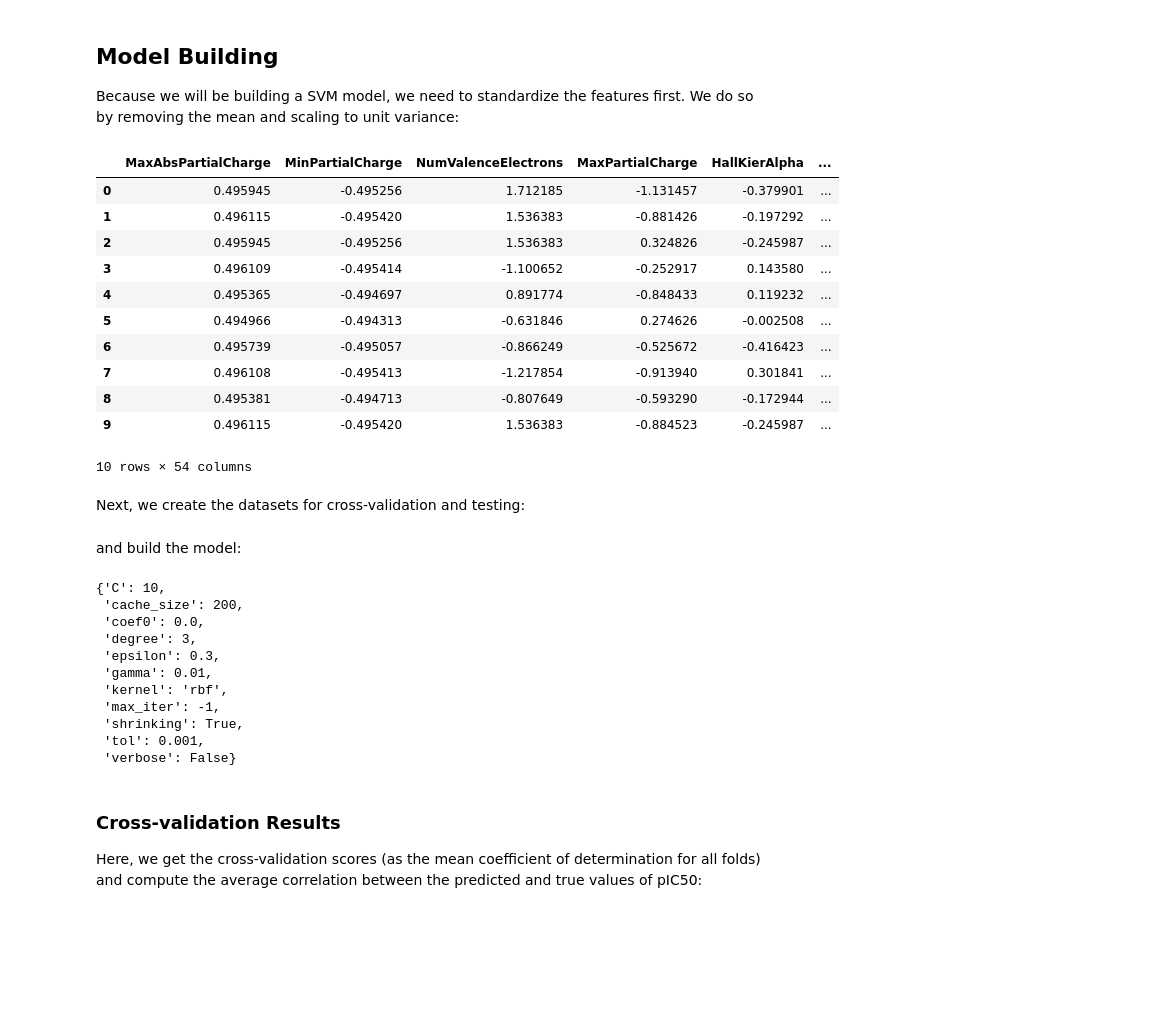
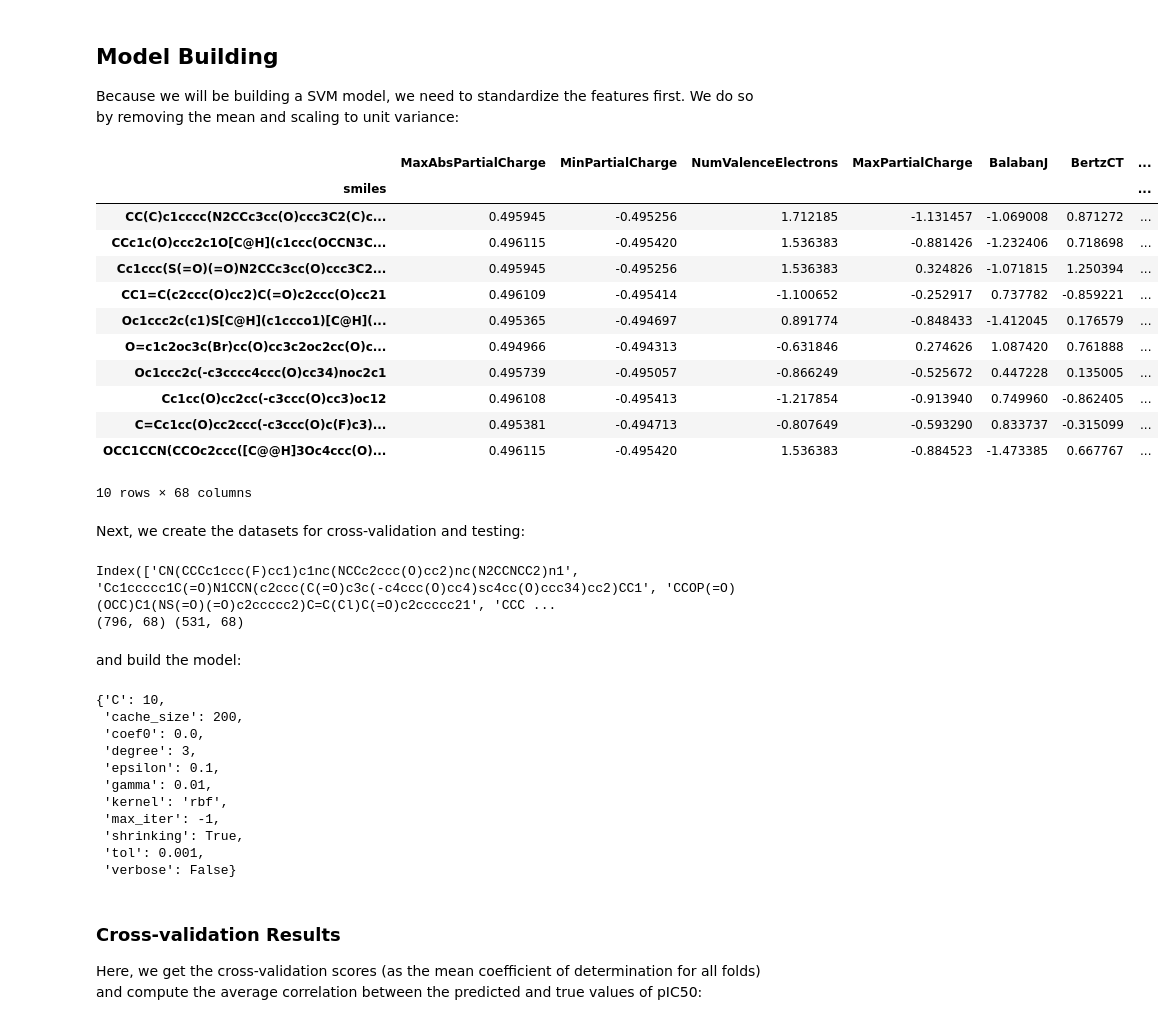
Before and after one commit to martin-sicho/MI_ADM, a Jupyter notebook: learn.ipynb, the cells around one changed output. Cells and saved outputs as stored; diff of their text form; code cells hidden in the pictures; blank space fills up the shorter version.

```diff
--- a/learn.ipynb
+++ b/learn.ipynb
@@ -176,7 +177,7 @@ def find_correlated(data):
     all_descs = correlation_matrix.columns.values
     for label in all_descs:
         correlations_abs = correlation_matrix[label].abs()
-        mask = (correlations_abs > 0.7).values
+        mask = (correlations_abs > 0.9).values
         correlated_names = all_descs[mask]
         correlated_descs[label] = set(correlated_names)
         correlated_descs[label].remove(label)
@@ -247,24 +248,26 @@ the features first. We do so by removing the mean and scaling to unit variance:
 # %%
 from sklearn.preprocessing import StandardScaler
 from pandas import DataFrame
 
 scaler = StandardScaler(copy=False)
 scaler.fit(data.iloc[:,1:])
 scaled_descs = DataFrame(scaler.transform(data.iloc[:,1:]), columns=data.iloc[:,1:].columns)
+scaled_descs.index = data.index
 scaled_descs.head(10)
 # %% [output]
-|  | MaxAbsPartialCharge | MinPartialCharge | NumValenceElectrons | MaxPartialCharge | HallKierAlpha | ... |
-| 0 | 0.495945 | -0.495256 | 1.712185 | -1.131457 | -0.379901 | ... |
-| 1 | 0.496115 | -0.495420 | 1.536383 | -0.881426 | -0.197292 | ... |
-| 2 | 0.495945 | -0.495256 | 1.536383 | 0.324826 | -0.245987 | ... |
-| 3 | 0.496109 | -0.495414 | -1.100652 | -0.252917 | 0.143580 | ... |
-| 4 | 0.495365 | -0.494697 | 0.891774 | -0.848433 | 0.119232 | ... |
-| 5 | 0.494966 | -0.494313 | -0.631846 | 0.274626 | -0.002508 | ... |
-| 6 | 0.495739 | -0.495057 | -0.866249 | -0.525672 | -0.416423 | ... |
-| 7 | 0.496108 | -0.495413 | -1.217854 | -0.913940 | 0.301841 | ... |
-| 8 | 0.495381 | -0.494713 | -0.807649 | -0.593290 | -0.172944 | ... |
-| 9 | 0.496115 | -0.495420 | 1.536383 | -0.884523 | -0.245987 | ... |
+|  | MaxAbsPartialCharge | MinPartialCharge | NumValenceElectrons | MaxPartialCharge | BalabanJ | BertzCT | ... |
+| smiles |  |  |  |  |  |  | ... |
+| CC(C)c1cccc(N2CCc3cc(O)ccc3C2(C)c... | 0.495945 | -0.495256 | 1.712185 | -1.131457 | -1.069008 | 0.871272 | ... |
+| CCc1c(O)ccc2c1O[C@H](c1ccc(OCCN3C... | 0.496115 | -0.495420 | 1.536383 | -0.881426 | -1.232406 | 0.718698 | ... |
+| Cc1ccc(S(=O)(=O)N2CCc3cc(O)ccc3C2... | 0.495945 | -0.495256 | 1.536383 | 0.324826 | -1.071815 | 1.250394 | ... |
+| CC1=C(c2ccc(O)cc2)C(=O)c2ccc(O)cc21 | 0.496109 | -0.495414 | -1.100652 | -0.252917 | 0.737782 | -0.859221 | ... |
+| Oc1ccc2c(c1)S[C@H](c1ccco1)[C@H](... | 0.495365 | -0.494697 | 0.891774 | -0.848433 | -1.412045 | 0.176579 | ... |
+| O=c1c2oc3c(Br)cc(O)cc3c2oc2cc(O)c... | 0.494966 | -0.494313 | -0.631846 | 0.274626 | 1.087420 | 0.761888 | ... |
+| Oc1ccc2c(-c3cccc4ccc(O)cc34)noc2c1 | 0.495739 | -0.495057 | -0.866249 | -0.525672 | 0.447228 | 0.135005 | ... |
+| Cc1cc(O)cc2cc(-c3ccc(O)cc3)oc12 | 0.496108 | -0.495413 | -1.217854 | -0.913940 | 0.749960 | -0.862405 | ... |
+| C=Cc1cc(O)cc2ccc(-c3ccc(O)c(F)c3)... | 0.495381 | -0.494713 | -0.807649 | -0.593290 | 0.833737 | -0.315099 | ... |
+| OCC1CCN(CCOc2ccc([C@@H]3Oc4ccc(O)... | 0.496115 | -0.495420 | 1.536383 | -0.884523 | -1.473385 | 0.667767 | ... |
-10 rows × 54 columns
+10 rows × 68 columns
 # %% [markdown]
 Next, we create the datasets for cross-validation and testing:
 # %%
@@ -274,8 +277,13 @@ descriptors_train, descriptors_test, pIC50_train, pIC50_test = train_test_split(
     scaled_descs
     , data.ic50
     , test_size=0.4
-    , random_state=42
+    , random_state=SEED
 )
+print(descriptors_train.index[:5])
+print(descriptors_train.shape, descriptors_test.shape)
+# %% [output]
+Index(['CN(CCCc1ccc(F)cc1)c1nc(NCCc2ccc(O)cc2)nc(N2CCNCC2)n1', 'Cc1ccccc1C(=O)N1CCN(c2ccc(C(=O)c3c(-c4ccc(O)cc4)sc4cc(O)ccc34)cc2)CC1', 'CCOP(=O)(OCC)C1(NS(=O)(=O)c2ccccc2)C=C(Cl)C(=O)c2ccccc21', 'CCC ...
+(796, 68) (531, 68)
 # %% [markdown]
 and build the model:
 # %%
@@ -297,7 +305,7 @@ model.get_params()
  'cache_size': 200,
  'coef0': 0.0,
  'degree': 3,
- 'epsilon': 0.3,
+ 'epsilon': 0.1,
  'gamma': 0.01,
  'kernel': 'rbf',
  'max_iter': -1,
```
Also changed, not shown: parts of 10 cells of this notebook, 2 other files.
